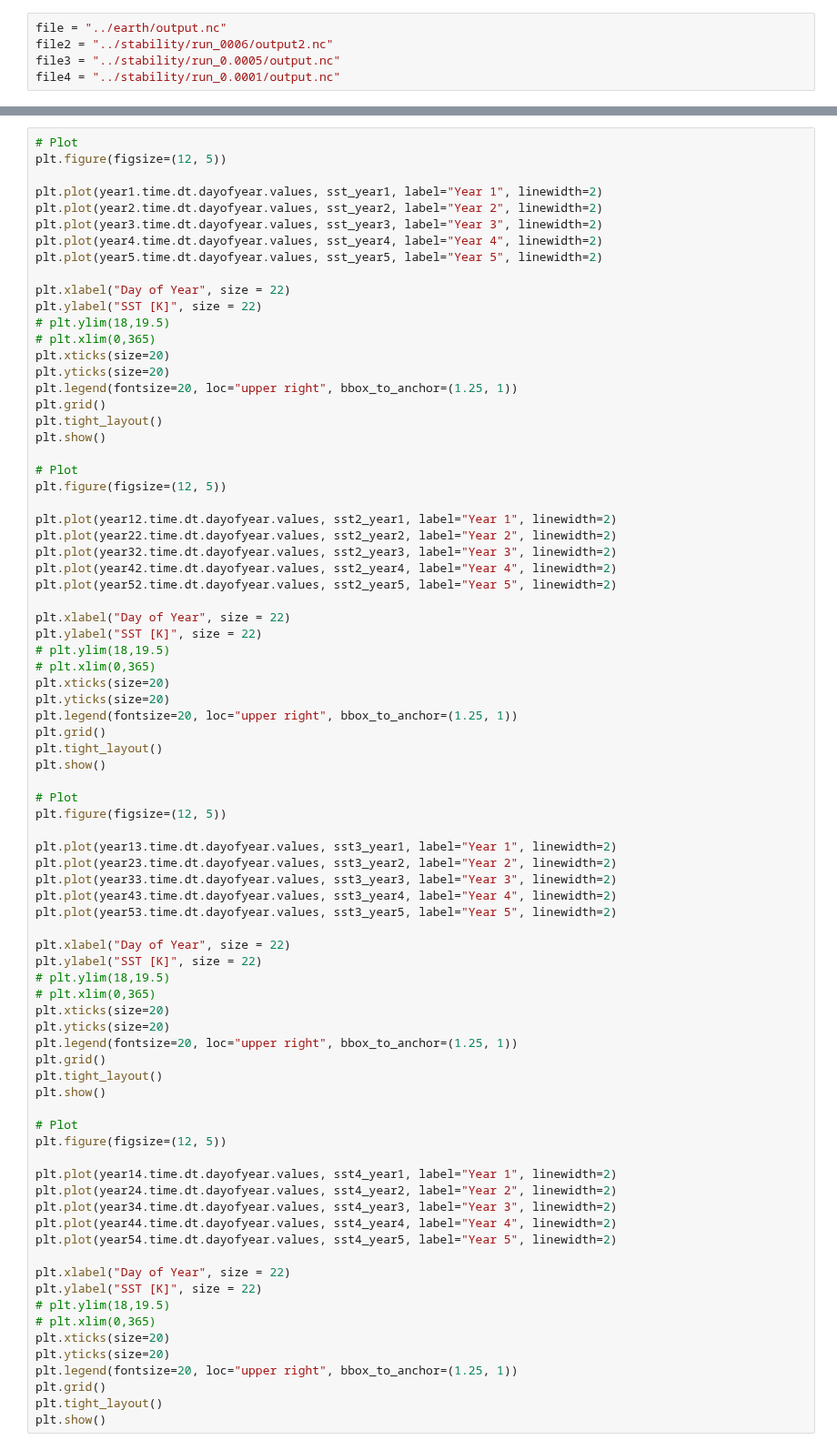
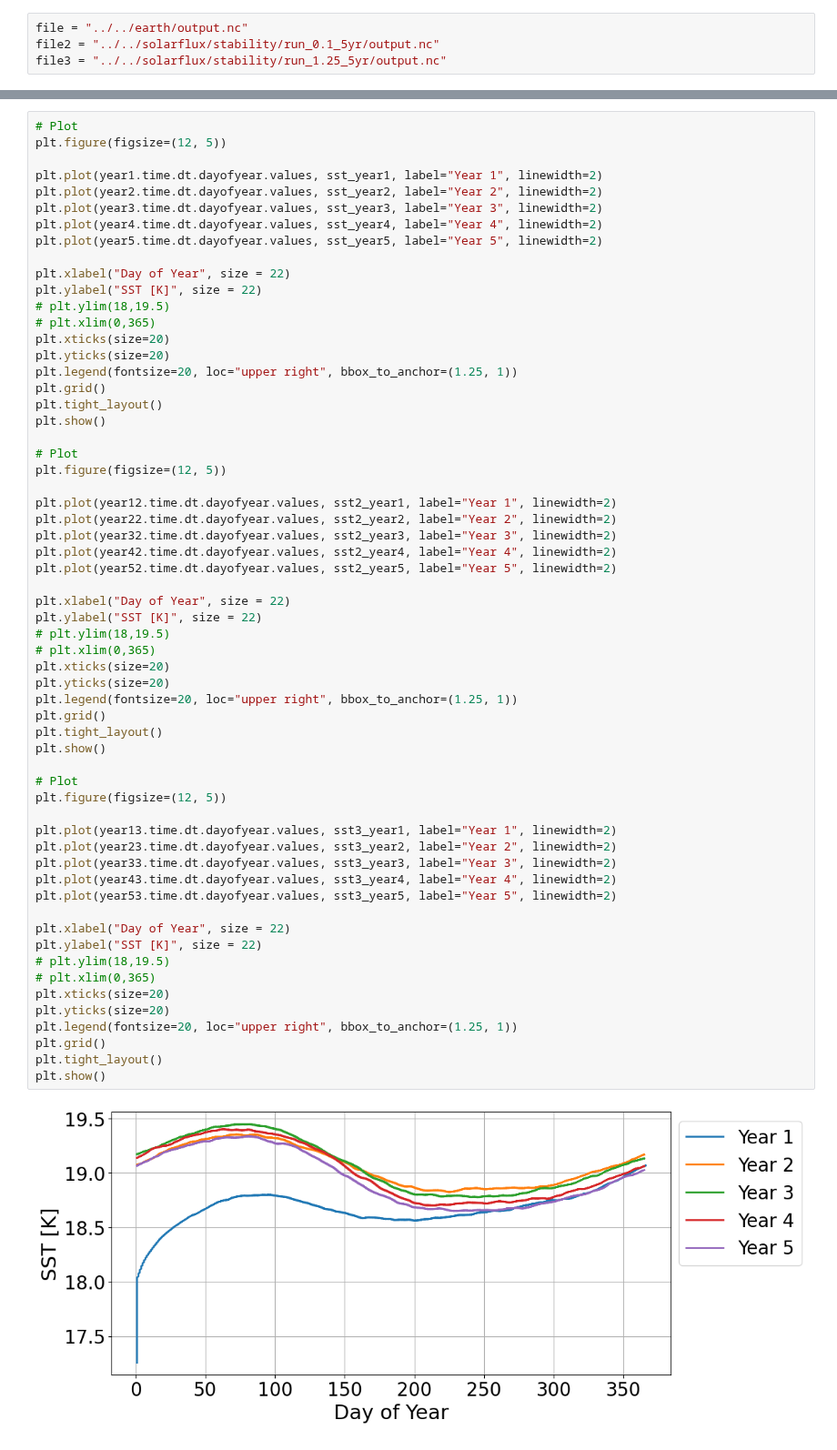
Before and after one commit to hannahw0od/habitability, a Jupyter notebook: doomsday/stability_planets.ipynb, the cells around one changed output, grey strips where cells are left out. Shown at 91% size. Saved outputs shown, nothing was run; the diff lists cells and outputs as text.

```diff
--- a/doomsday/stability_planets.ipynb
+++ b/doomsday/stability_planets.ipynb
@@ -10,8 +14,7 @@ from calculator import SeaIceCalc, Habitability, SST, SRD, Tempdiff, Tempdiffall
 # %%
-file = "../earth/output.nc"
-file2 = "../stability/run_0006/output2.nc"
-file3 = "../stability/run_0.0005/output.nc"
-file4 = "../stability/run_0.0001/output.nc"
+file = "../../earth/output.nc"
+file2 = "../../solarflux/stability/run_0.1_5yr/output.nc"
+file3 = "../../solarflux/stability/run_1.25_5yr/output.nc"
 # %%
 ds = xr.open_dataset(file)
 ds2 = xr.open_dataset(file2)
@@ -124,50 +132,32 @@ plt.plot(year52.time.dt.dayofyear.values, sst2_year5, label="Year 5", linewidth=
 plt.xlabel("Day of Year", size = 22)
 plt.ylabel("SST [K]", size = 22)
 # plt.ylim(18,19.5)
 # plt.xlim(0,365)
 plt.xticks(size=20)
 plt.yticks(size=20)
 plt.legend(fontsize=20, loc="upper right", bbox_to_anchor=(1.25, 1))
 plt.grid()
 plt.tight_layout()
 plt.show()
 
 # Plot
 plt.figure(figsize=(12, 5))
 
 plt.plot(year13.time.dt.dayofyear.values, sst3_year1, label="Year 1", linewidth=2)
 plt.plot(year23.time.dt.dayofyear.values, sst3_year2, label="Year 2", linewidth=2)
 plt.plot(year33.time.dt.dayofyear.values, sst3_year3, label="Year 3", linewidth=2)
 plt.plot(year43.time.dt.dayofyear.values, sst3_year4, label="Year 4", linewidth=2)
 plt.plot(year53.time.dt.dayofyear.values, sst3_year5, label="Year 5", linewidth=2)
 
 plt.xlabel("Day of Year", size = 22)
 plt.ylabel("SST [K]", size = 22)
 # plt.ylim(18,19.5)
 # plt.xlim(0,365)
 plt.xticks(size=20)
 plt.yticks(size=20)
 plt.legend(fontsize=20, loc="upper right", bbox_to_anchor=(1.25, 1))
 plt.grid()
 plt.tight_layout()
 plt.show()
-
-# Plot
-plt.figure(figsize=(12, 5))
-
-plt.plot(year14.time.dt.dayofyear.values, sst4_year1, label="Year 1", linewidth=2)
-plt.plot(year24.time.dt.dayofyear.values, sst4_year2, label="Year 2", linewidth=2)
-plt.plot(year34.time.dt.dayofyear.values, sst4_year3, label="Year 3", linewidth=2)
-plt.plot(year44.time.dt.dayofyear.values, sst4_year4, label="Year 4", linewidth=2)
-plt.plot(year54.time.dt.dayofyear.values, sst4_year5, label="Year 5", linewidth=2)
-
-plt.xlabel("Day of Year", size = 22)
-plt.ylabel("SST [K]", size = 22)
-# plt.ylim(18,19.5)
-# plt.xlim(0,365)
-plt.xticks(size=20)
-plt.yticks(size=20)
-plt.legend(fontsize=20, loc="upper right", bbox_to_anchor=(1.25, 1))
-plt.grid()
-plt.tight_layout()
-plt.show()
+# %% [output]
+[figure, added]
```
Also changed, not shown: parts of 17 cells of this notebook, 26 other files.
